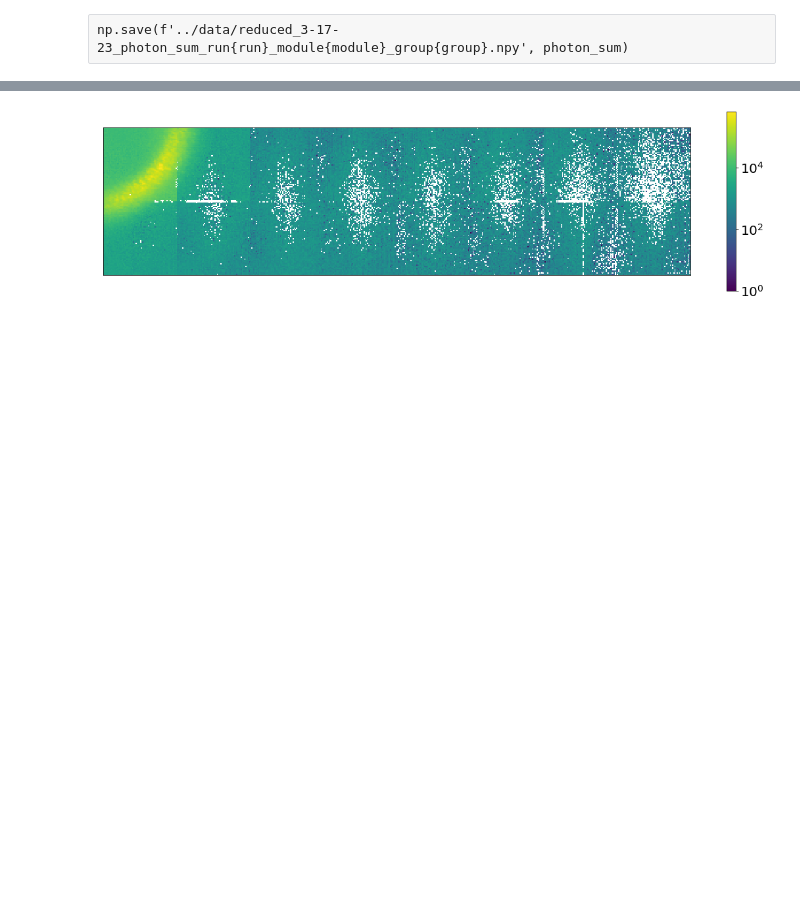
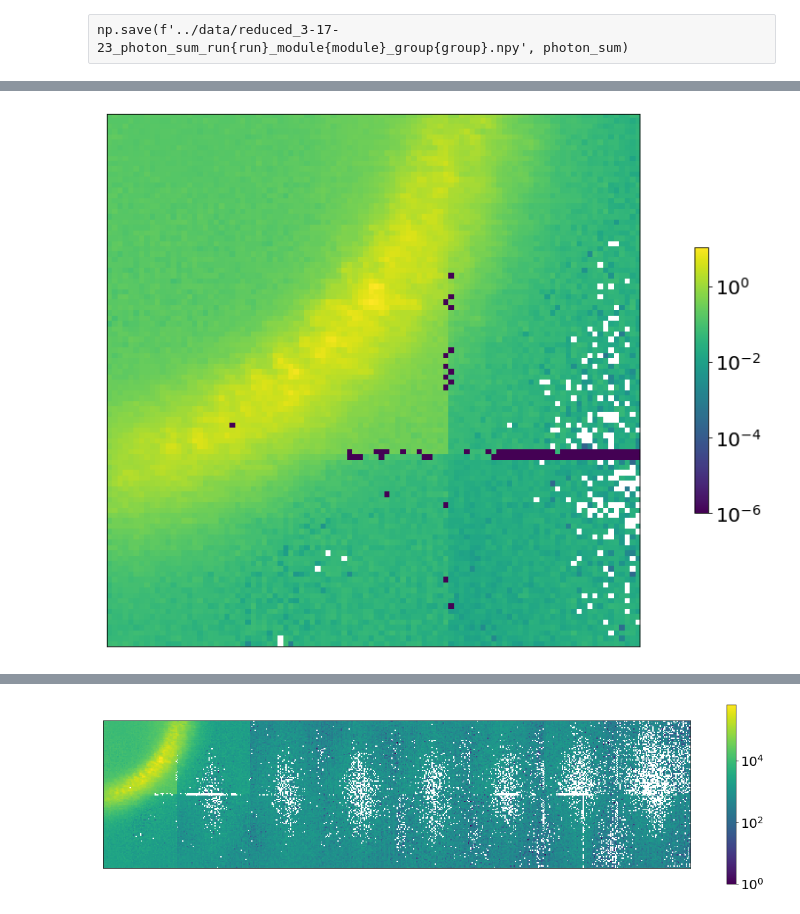
Before and after one commit to rztumbleson/EuXFEL, a Jupyter notebook: notebooks/how_many_photons.ipynb, the cells around one changed output, grey strips where cells are left out. Saved outputs shown, nothing was run; the diff lists cells and outputs as text; code cells hidden in the pictures; blank space fills up the shorter version.

```diff
--- a/notebooks/how_many_photons.ipynb
+++ b/notebooks/how_many_photons.ipynb
@@ -99,0 +151,11 @@ np.save(f'../data/reduced_3-17-23_photon_sum_run{run}_module{module}_group{group
+# %%
+img = photon_sum.mean(axis=0)/300
+
+plt.figure(figsize=(20,10))
+plt.imshow(img[:100,:100], norm=LogNorm(vmin=1e-6), interpolation='none')
+plt.colorbar(shrink=0.5)
+plt.xticks([])
+plt.yticks([])
+plt.show()
+# %% [output]
+[figure, added]
```
Also changed, not shown: parts of 36 cells of this notebook, 5 other files.
